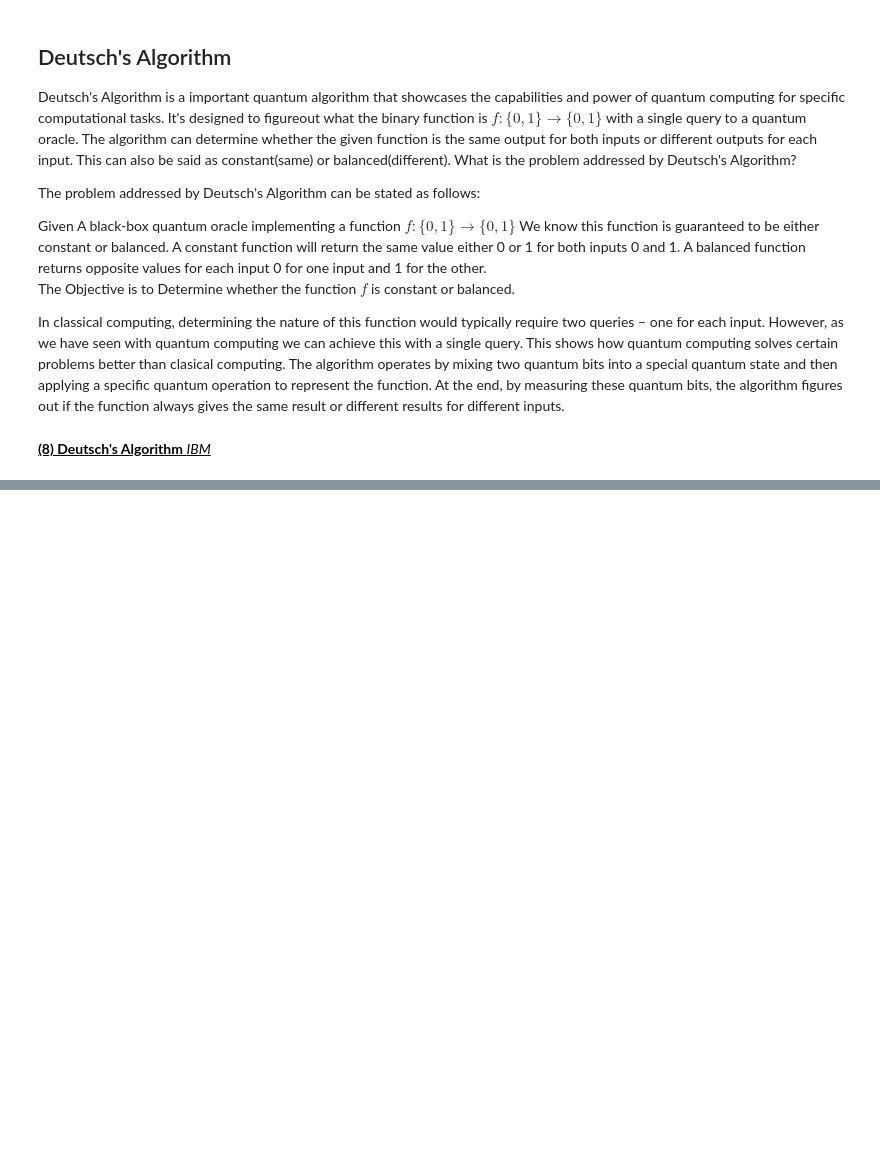
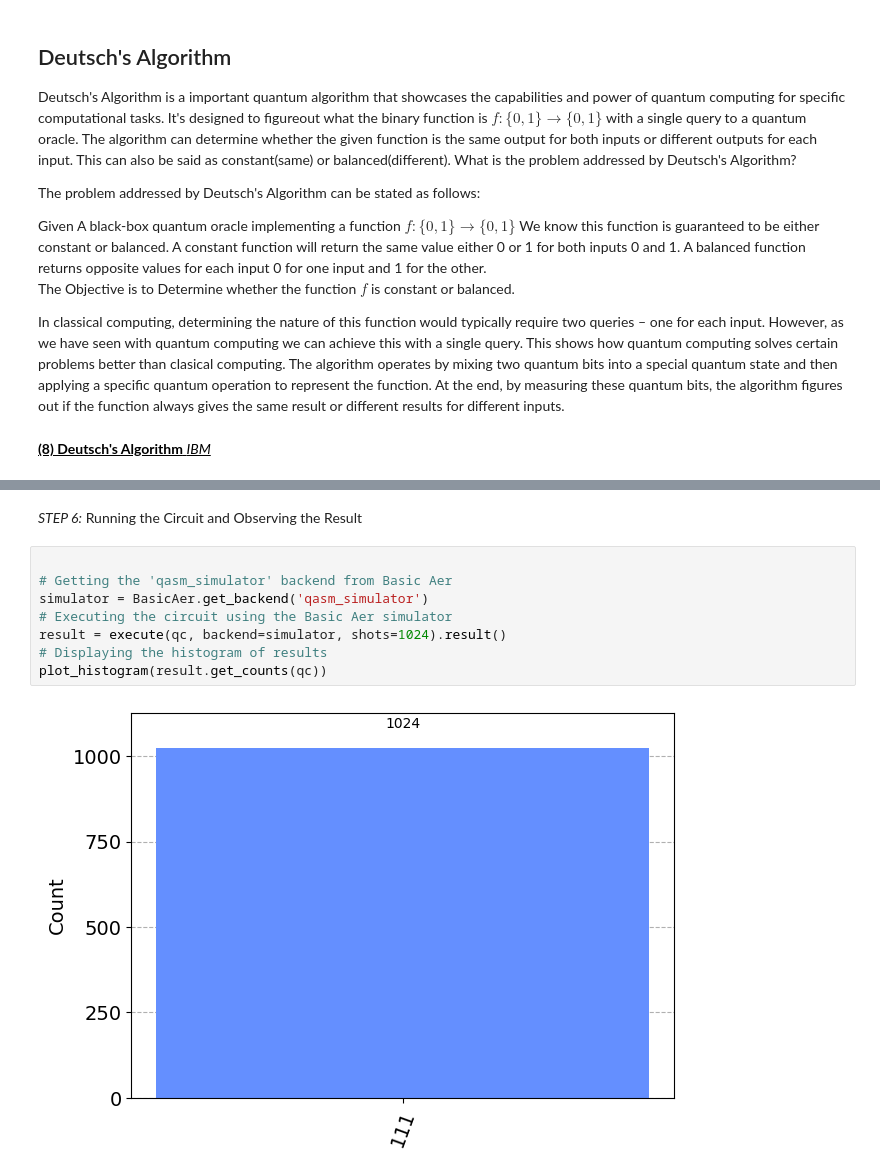
Before and after one commit to RazzaNoonan/EmergingTechnologies, a Jupyter notebook: project.ipynb, the cells around one changed output, grey strips where cells are left out. Saved outputs shown, nothing was run; the diff lists cells and outputs as text; blank space fills up the shorter version.

```diff
--- a/project.ipynb
+++ b/project.ipynb
@@ -89,0 +207,12 @@ In classical computing, determining the nature of this function would typically
+# %% [markdown]
+_STEP 6:_ Running the Circuit and Observing the Result
+# %%
+
+# Getting the 'qasm_simulator' backend from Basic Aer
+simulator = BasicAer.get_backend('qasm_simulator')
+# Executing the circuit using the Basic Aer simulator
+result = execute(qc, backend=simulator, shots=1024).result()
+# Displaying the histogram of results
+plot_histogram(result.get_counts(qc))
+# %% [output]
+[figure, added]
```
Also changed, not shown: parts of 35 cells of this notebook, 19 other files.
